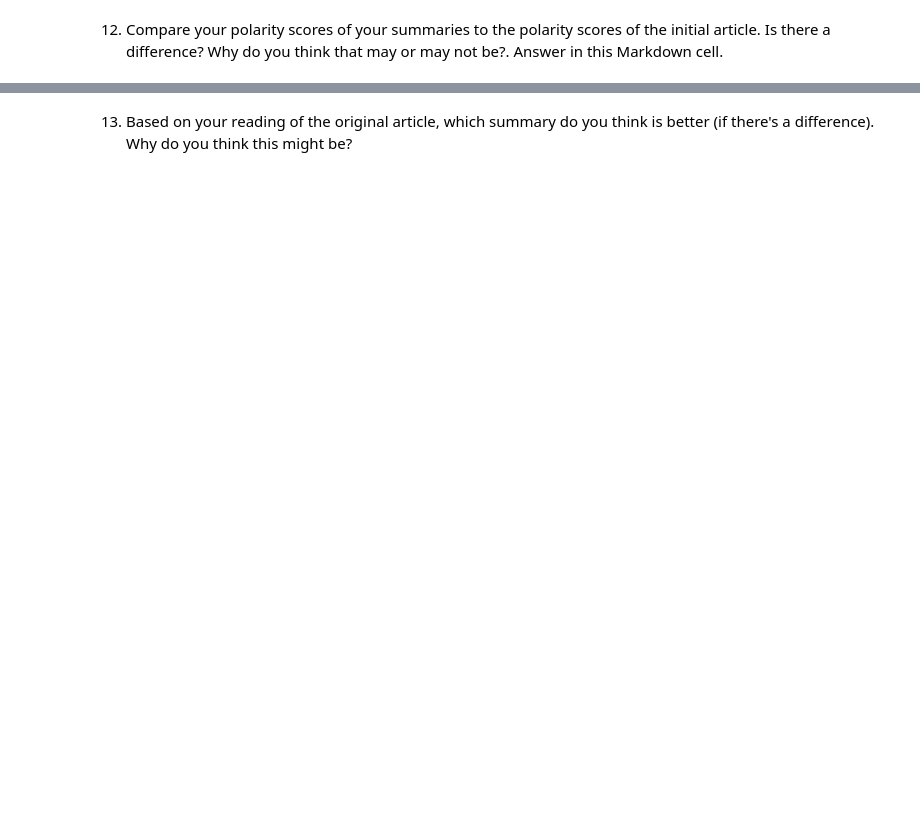
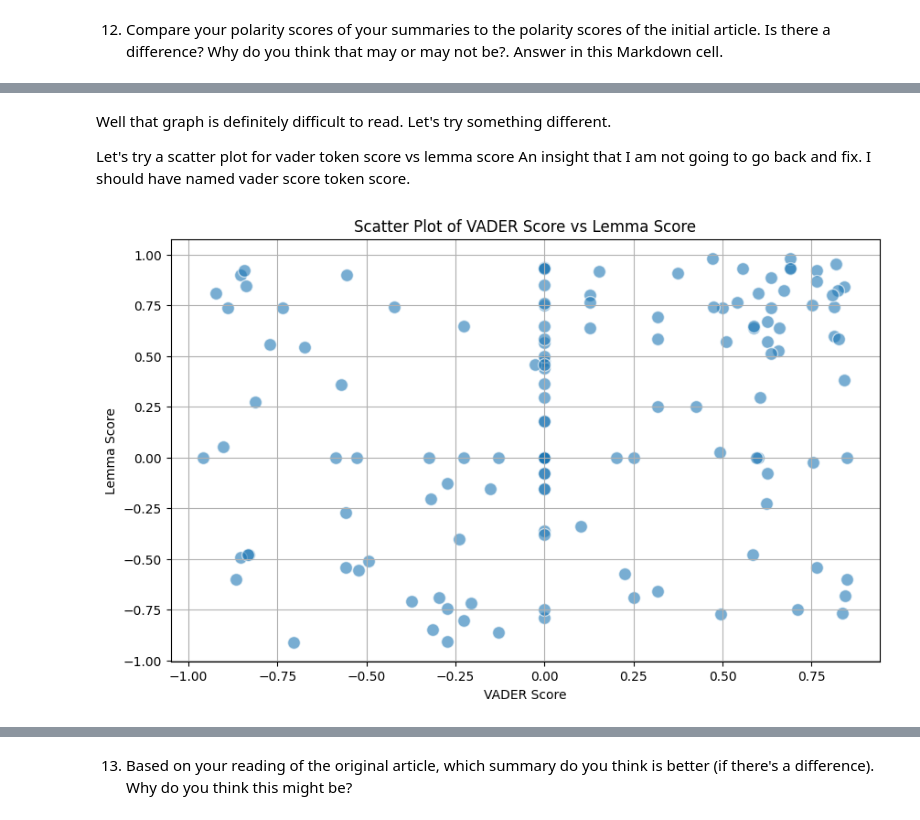
Before and after one commit to drpafowler/module-07-philip, a Jupyter notebook: article-summarizer.ipynb, the cells around one changed output, grey strips where cells are left out. Drawn from its saved outputs; the diff is of its cells as text; code cells hidden in the pictures; blank space fills up the shorter version.

```diff
--- a/article-summarizer.ipynb
+++ b/article-summarizer.ipynb
@@ -404,0 +612,20 @@ RuntimeError: At least one of TensorFlow 2.0 or PyTorch should be installed. To
+# %% [markdown]
+Well that graph is definitely difficult to read.  Let's try something different.
+
+Let's try a scatter plot for vader token score vs lemma score
+An insight that I am not going to go back and fix.  I should have named vader score token score.
+# %%
+# Create a scatter plot comparing vader_score and lemma_score
+plt.figure(figsize=(10, 6))
+plt.scatter(df_trump_tweet_summaries['vader_score'], df_trump_tweet_summaries['lemma_score'], alpha=0.6, edgecolors='w', s=100)
+
+# Add titles and labels
+plt.title('Scatter Plot of VADER Score vs Lemma Score')
+plt.xlabel('VADER Score')
+plt.ylabel('Lemma Score')
+plt.grid(True)
+
+# Show the plot
+plt.show()
+# %% [output]
+[figure, added]
```
Also changed, not shown: parts of 23 cells of this notebook.
